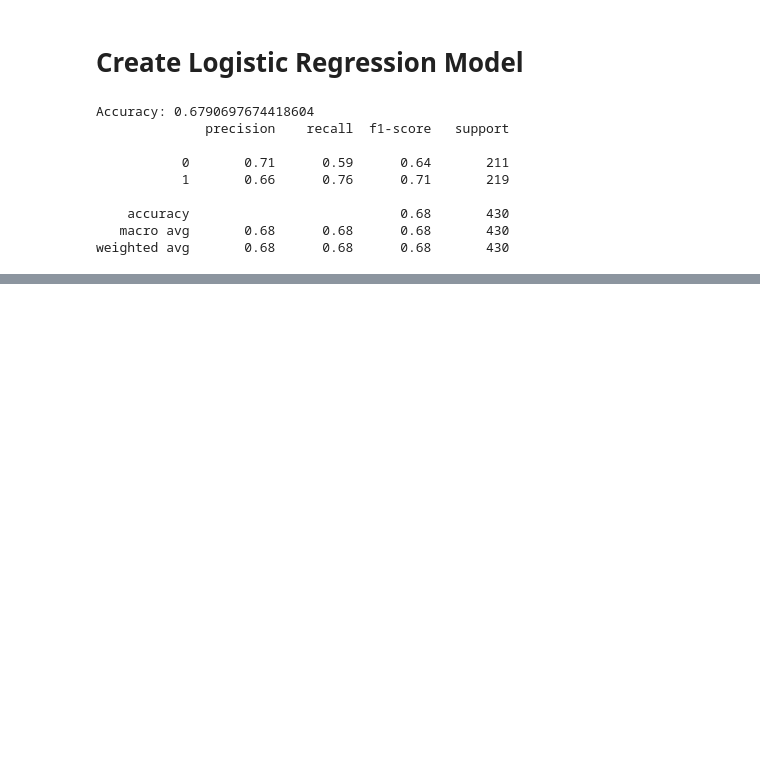
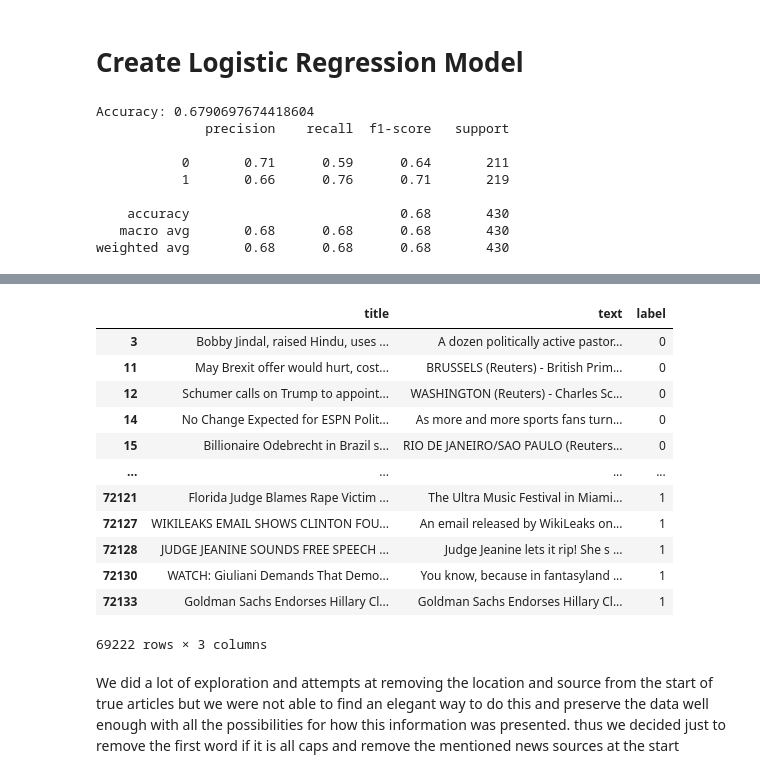
Before and after one commit to sjkim994/BigDataFinalProject, a Jupyter notebook: Left_Vs_Right.ipynb, the cells around one changed output, grey strips where cells are left out. Drawn from its saved outputs; the diff is of its cells as text; code cells hidden in the pictures; blank space fills up the shorter version.

```diff
--- a/Left_Vs_Right.ipynb
+++ b/Left_Vs_Right.ipynb
@@ -579,0 +591,2 @@ weighted avg       0.68      0.68      0.68       430
+# %%
+df = pd.read_csv('/Users/skim/VSCode/DIS Copenhagen/Computational Analysis of Big Data/Final Project/WELFake_Dataset.csv')
@@ -579,0 +598,6 @@ weighted avg       0.68      0.68      0.68       430
+# %%
+true_data = df[df['label'] == 0]
+fake_data = df[df['label'] == 1]
+
+print(true_data['label'].value_counts())
+print(fake_data['label'].value_counts())
@@ -579,0 +611,21 @@ weighted avg       0.68      0.68      0.68       430
+# %%
+combined_lengths = pd.concat([true_data['text'].apply(len), fake_data['text'].apply(len)])
+percentile_2 = combined_lengths.quantile(0.02)
+percentile_98 = combined_lengths.quantile(0.98)
+
+# filter out the short and long
+true_data_filtered = true_data[(true_data['text'].apply(len) >= percentile_2) & (true_data['text'].apply(len) <= percentile_98)]
+fake_data_filtered = fake_data[(fake_data['text'].apply(len) >= percentile_2) & (fake_data['text'].apply(len) <= percentile_98)]
+
+avg_filtered_true_length = true_data_filtered['text'].apply(len).mean()
+avg_filtered_fake_length = fake_data_filtered['text'].apply(len).mean()
+
+
+print(f"True data filtered count: {len(true_data_filtered)}, removed {len(true_data) - len(true_data_filtered)} articles.")
+print(f"Fake data filtered count: {len(fake_data_filtered)}, removed {len(fake_data) - len(fake_data_filtered)} articles.\n")
+
+print(f"Average length of filtered true articles: {avg_filtered_true_length}")
+print(f"Average length of filtered fake articles: {avg_filtered_fake_length}\n")
+
+print(f"Removed short articles below 2nd percentile of length < {percentile_2:.0f} characters.")
+print(f"Removed long articles above 98th percentile of length > {percentile_98:.0f} characters.")
@@ -579,0 +641,19 @@ weighted avg       0.68      0.68      0.68       430
+# %%
+combined_df = pd.concat([true_data_filtered, fake_data_filtered])
+combined_df
+# %% [output]
+|  | title | text | label |
+| 3 | Bobby Jindal, raised Hindu, uses ... | A dozen politically active pastor... | 0 |
+| 11 | May Brexit offer would hurt, cost... | BRUSSELS (Reuters) - British Prim... | 0 |
+| 12 | Schumer calls on Trump to appoint... | WASHINGTON (Reuters) - Charles Sc... | 0 |
+| 14 | No Change Expected for ESPN Polit... | As more and more sports fans turn... | 0 |
+| 15 | Billionaire Odebrecht in Brazil s... | RIO DE JANEIRO/SAO PAULO (Reuters... | 0 |
+| ... | ... | ... | ... |
+| 72121 | Florida Judge Blames Rape Victim ... | The Ultra Music Festival in Miami... | 1 |
+| 72127 | WIKILEAKS EMAIL SHOWS CLINTON FOU... | An email released by WikiLeaks on... | 1 |
+| 72128 | JUDGE JEANINE SOUNDS FREE SPEECH ... | Judge Jeanine lets it rip! She s ... | 1 |
+| 72130 | WATCH: Giuliani Demands That Demo... | You know, because in fantasyland ... | 1 |
+| 72133 | Goldman Sachs Endorses Hillary Cl... | Goldman Sachs Endorses Hillary Cl... | 1 |
+69222 rows × 3 columns
+# %% [markdown]
+We did a lot of exploration and attempts at removing the location and source from the start of true articles but we were not able to find an elegant way to do this and preserve the data well enough with all the possibilities for how this information was presented. thus we decided just to remove the first word if it is all caps and remove the mentioned news sources at the start
```
Also changed, not shown: parts of 43 cells of this notebook.
